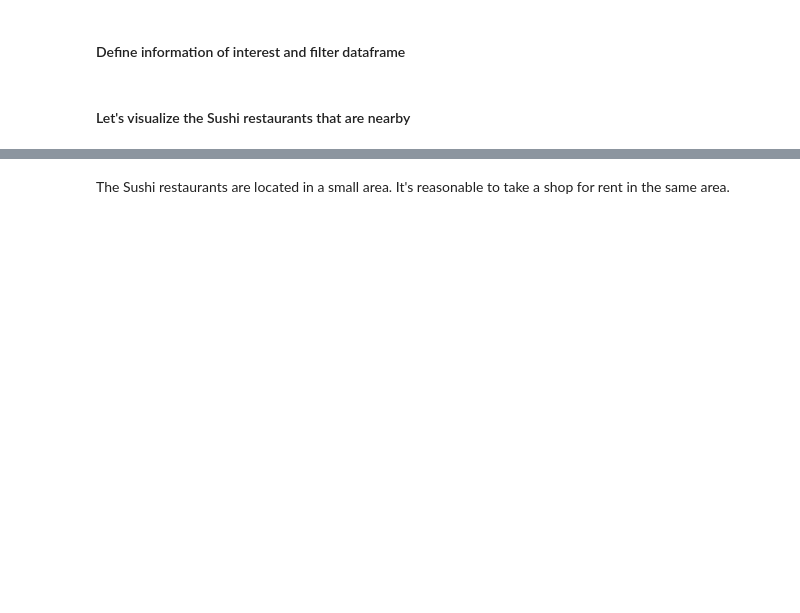
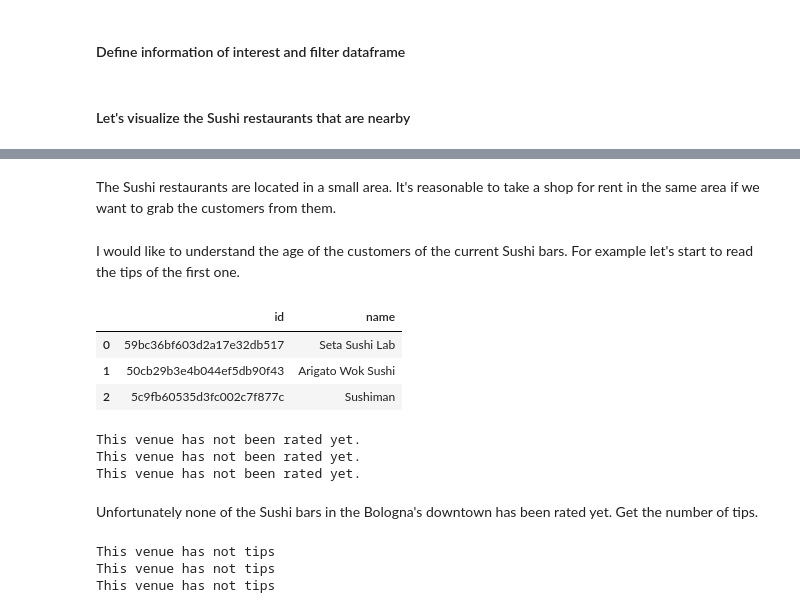
Before and after one commit to fabioantonini/Applied-Data-Science-Coursera-Capstone, a Jupyter notebook: Applied Data Science Capstone.ipynb, the cells around one changed output, grey strips where cells are left out. Saved outputs shown, nothing was run; the diff lists cells and outputs as text; code cells hidden in the pictures; blank space fills up the shorter version.

```diff
--- a/Applied Data Science Capstone.ipynb
+++ b/Applied Data Science Capstone.ipynb
@@ -766,4 +766,14 @@ sushi_map
 # %% [output]
 [interactive output not drawn]
 # %% [markdown]
-The Sushi restaurants are located in a small area. It's reasonable to take a shop for rent in the same area.
+The Sushi restaurants are located in a small area. It's reasonable to take a shop for rent in the same area if we want to grab the customers from them.
+# %% [markdown]
+I would like to understand the age of the customers of the  current Sushi bars. For example let's start to read the tips of the first one.
+# %%
+sushi_id=sushi_df_filtered[['id', 'name']]
+sushi_id.head()
+# %% [output]
+|  | id | name |
+| 0 | 59bc36bf603d2a17e32db517 | Seta Sushi Lab |
+| 1 | 50cb29b3e4b044ef5db90f43 | Arigato Wok Sushi |
+| 2 | 5c9fb60535d3fc002c7f877c | Sushiman |
@@ -769,0 +789,8 @@ The Sushi restaurants are located in a small area. It's reasonable to take a sho
+# %%
+getVenuesRating(sushi_id)
+# %% [output]
+This venue has not been rated yet.
+This venue has not been rated yet.
+This venue has not been rated yet.
+# %% [markdown]
+Unfortunately none of the Sushi bars in the Bologna's downtown has been rated yet. Get the number of tips.
@@ -769,0 +809,6 @@ The Sushi restaurants are located in a small area. It's reasonable to take a sho
+# %%
+tips = getVenuesTips(sushi_id)
+# %% [output]
+This venue has not tips
+This venue has not tips
+This venue has not tips
```
Also changed, not shown: parts of 5 cells of this notebook.
